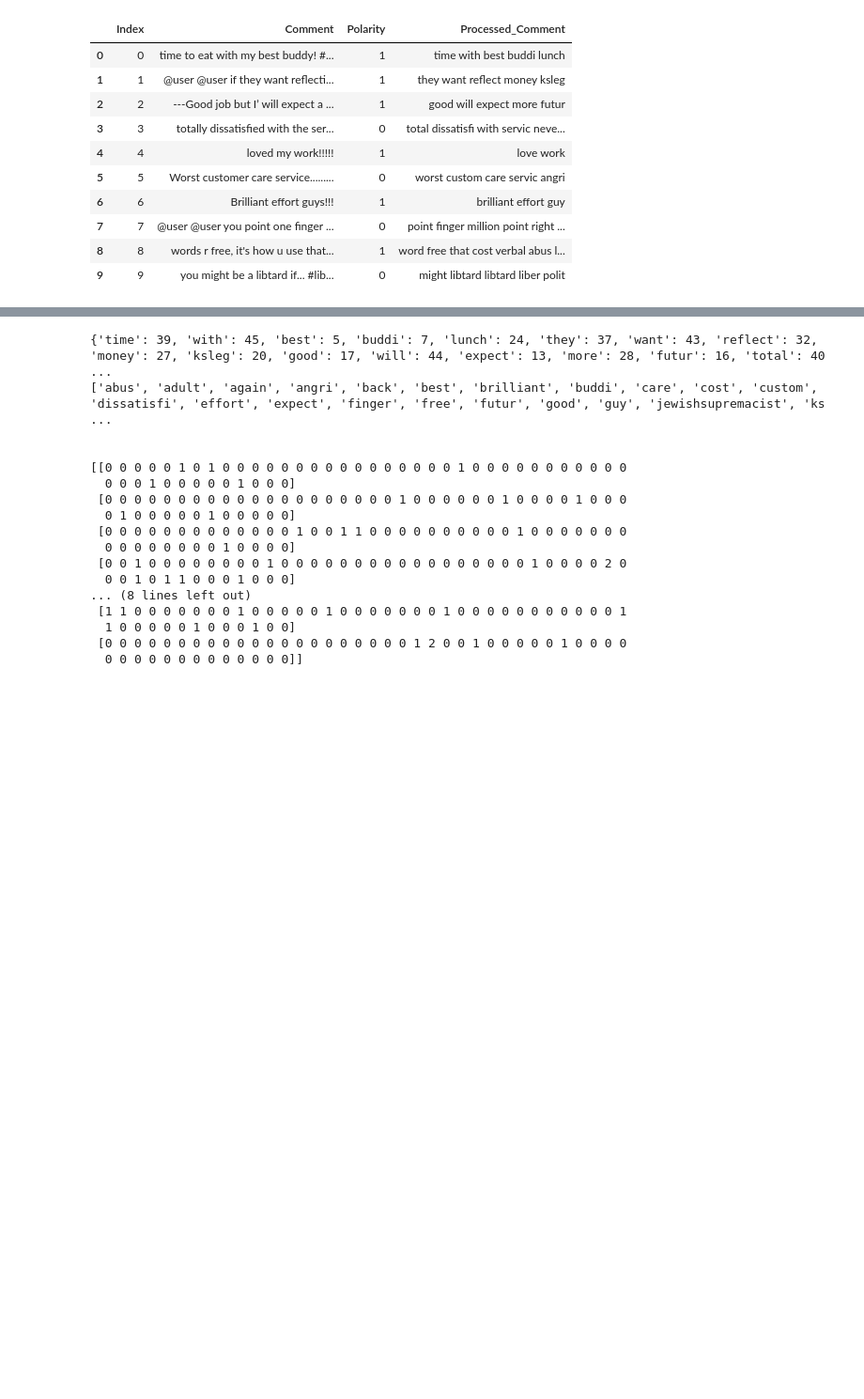
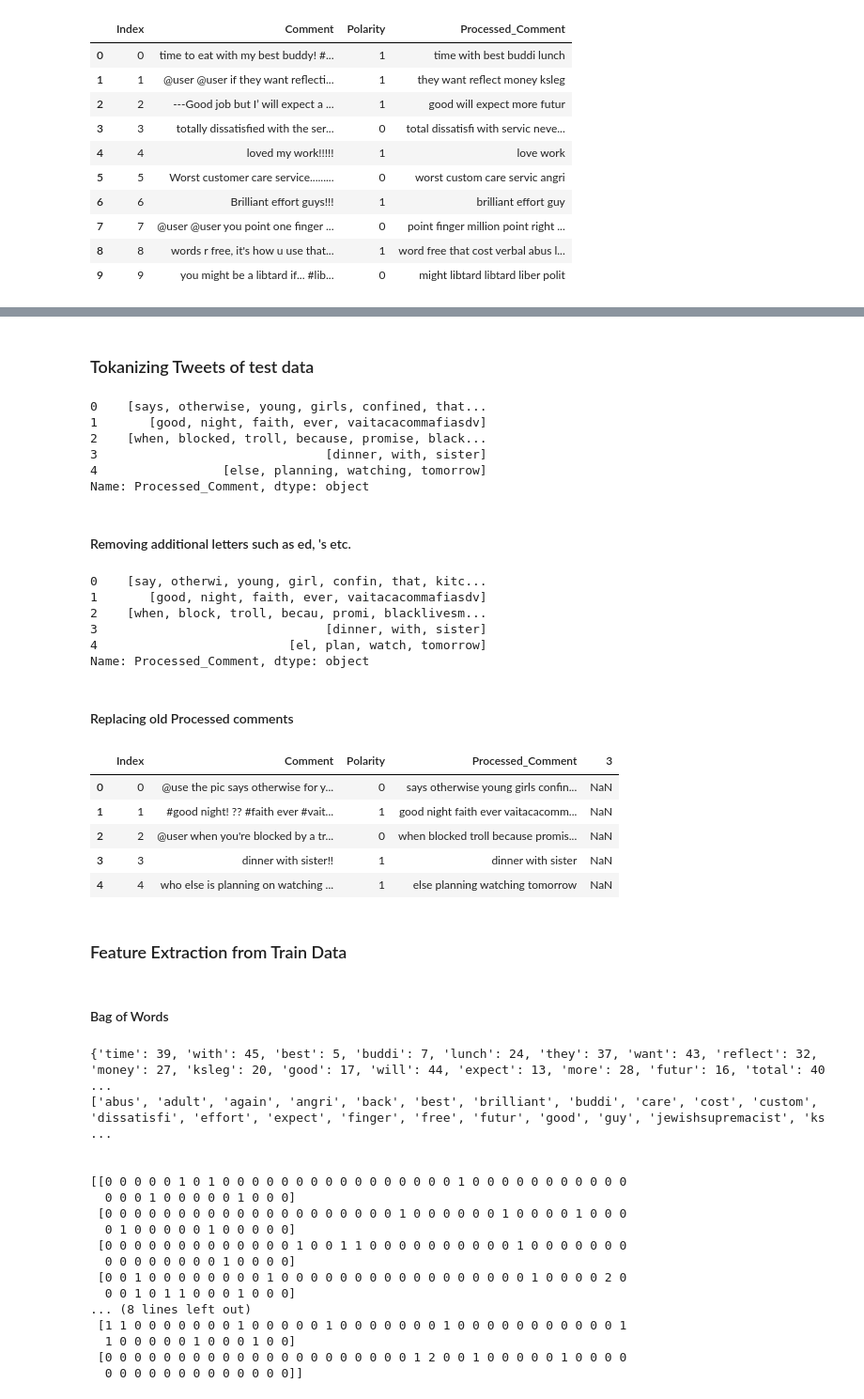
Before and after one commit to sobaanrana/DataScience-Sentiment-Analysis, a Jupyter notebook: IDS - Assignment 2.ipynb, the cells around one changed output, grey strips where cells are left out. Shown at 94% size. Saved outputs shown, nothing was run; the diff lists cells and outputs as text; code cells hidden in the pictures; blank space fills up the shorter version.

```diff
--- a/IDS - Assignment 2.ipynb
+++ b/IDS - Assignment 2.ipynb
@@ -230,6 +228,0 @@ replacing old Processed comments
-# %%
-j = 0
-for i in (tokenized_tweet):
-    j = j + len(i)
-
-j
@@ -238,8 +231,8 @@ j
 # %%
-for i in range(len(tokenized_tweet)):
-    tokenized_tweet[i] = ' '.join(tokenized_tweet[i])
+for i in range(len(tokenized_trainComment)):
+    tokenized_trainComment[i] = ' '.join(tokenized_trainComment[i])
 
-trainData['Processed_Comment'] = tokenized_tweet
+trainData['Processed_Comment'] = tokenized_trainComment
 
 trainData
 # %% [output]
@@ -261,3 +250,53 @@ Bag of Words
+# %% [markdown]
+### Tokanizing Tweets of test data
+# %%
+tokenized_testComment = testData["Processed_Comment"].apply(lambda x: x.split())
+
+tokenized_testComment
+# %% [output]
+0    [says, otherwise, young, girls, confined, that...
+1       [good, night, faith, ever, vaitacacommafiasdv]
+2    [when, blocked, troll, because, promise, black...
+3                               [dinner, with, sister]
+4                 [else, planning, watching, tomorrow]
+Name: Processed_Comment, dtype: object
+# %% [markdown]
+#### Removing additional letters such as ed, 's etc.
+# %%
+ps = PorterStemmer()
+
+tokenized_testComment = tokenized_testComment.apply(lambda x : [ps.stem(i) for i in x])
+
+
+tokenized_testComment
+# %% [output]
+0    [say, otherwi, young, girl, confin, that, kitc...
+1       [good, night, faith, ever, vaitacacommafiasdv]
+2    [when, block, troll, becau, promi, blacklivesm...
+3                               [dinner, with, sister]
+4                          [el, plan, watch, tomorrow]
+Name: Processed_Comment, dtype: object
+# %% [markdown]
+#### Replacing old Processed comments
+# %%
+
+for i in range(len(tokenized_testComment)):
+    tokenized_testComment[i] = ' '.join(tokenized_testComment[i])
+
+testData['Processed_Comment'] = tokenized_testComment
+
+testData
+# %% [output]
+|  | Index | Comment | Polarity | Processed_Comment | 3 |
+| 0 | 0 | @use the pic says otherwise for y... | 0 | says otherwise young girls confin... | NaN |
+| 1 | 1 | #good night! ?? #faith ever #vait... | 1 | good night faith ever vaitacacomm... | NaN |
+| 2 | 2 | @user when you're blocked by a tr... | 0 | when blocked troll because promis... | NaN |
+| 3 | 3 | dinner with sister!! | 1 | dinner with sister | NaN |
+| 4 | 4 | who else is planning on watching ... | 1 | else planning watching tomorrow | NaN |
+# %% [markdown]
+### Feature Extraction from Train Data
+# %% [markdown]
+#### Bag of Words
 # %%
 cv= CountVectorizer()
 
```
Also changed, not shown: parts of 31 cells of this notebook.
